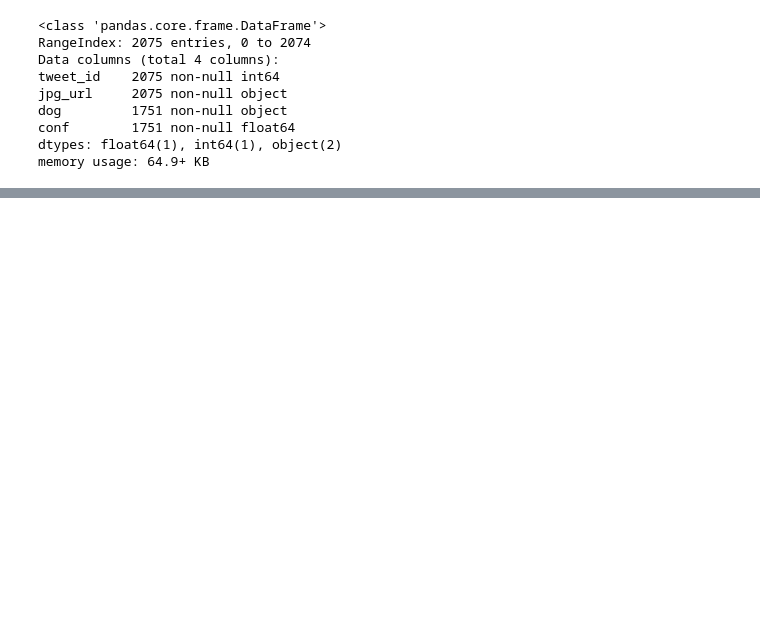
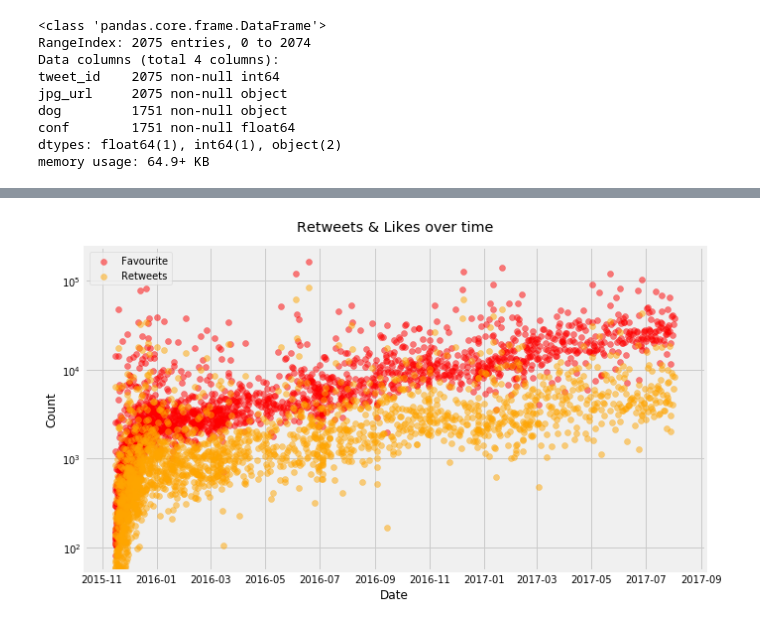
Before and after one commit to mattzajac/DAND-Project_3, a Jupyter notebook: wrangle_act.ipynb, the cells around one changed output, grey strips where cells are left out. Drawn from its saved outputs; the diff is of its cells as text; code cells hidden in the pictures; blank space fills up the shorter version.

```diff
--- a/wrangle_act.ipynb
+++ b/wrangle_act.ipynb
@@ -1135,0 +1218,14 @@ master_df.to_csv('twitter_archive_master.csv', index=False)
+# %%
+# code for Rating and Favourite over years
+
+plt.rcParams['figure.figsize'] = (10, 6)
+
+plt.scatter(df.tweet_datetime, df.favorite_count, c='red', alpha=0.5, label='Favourite')
+plt.scatter(df.tweet_datetime, df.retweet_count, c='orange', alpha=0.5, label='Retweets')
+plt.title('Retweets & Likes over time', y=1.03)
+plt.xlabel("Date")
+plt.ylabel("Count")
+plt.yscale("log")
+plt.legend();
+# %% [output]
+[figure, added]
```
Also changed, not shown: parts of 30 cells of this notebook, 2 other files.
